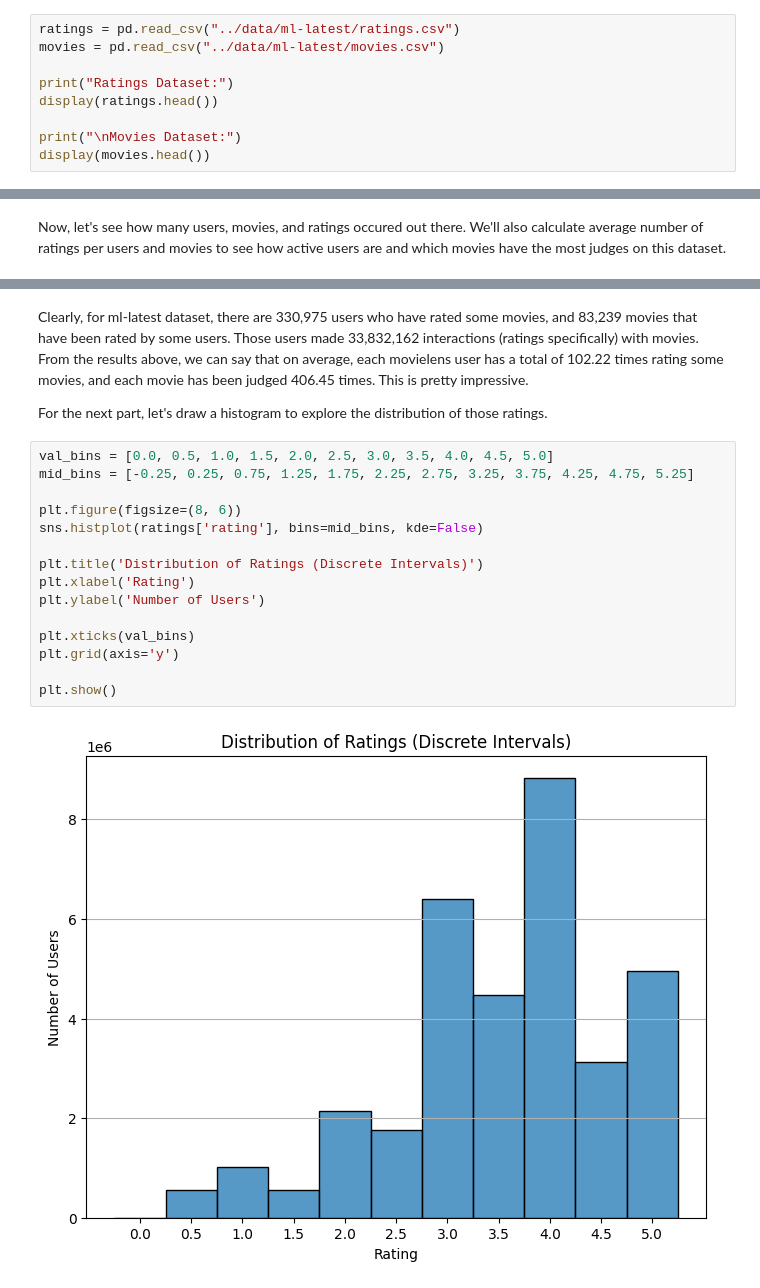
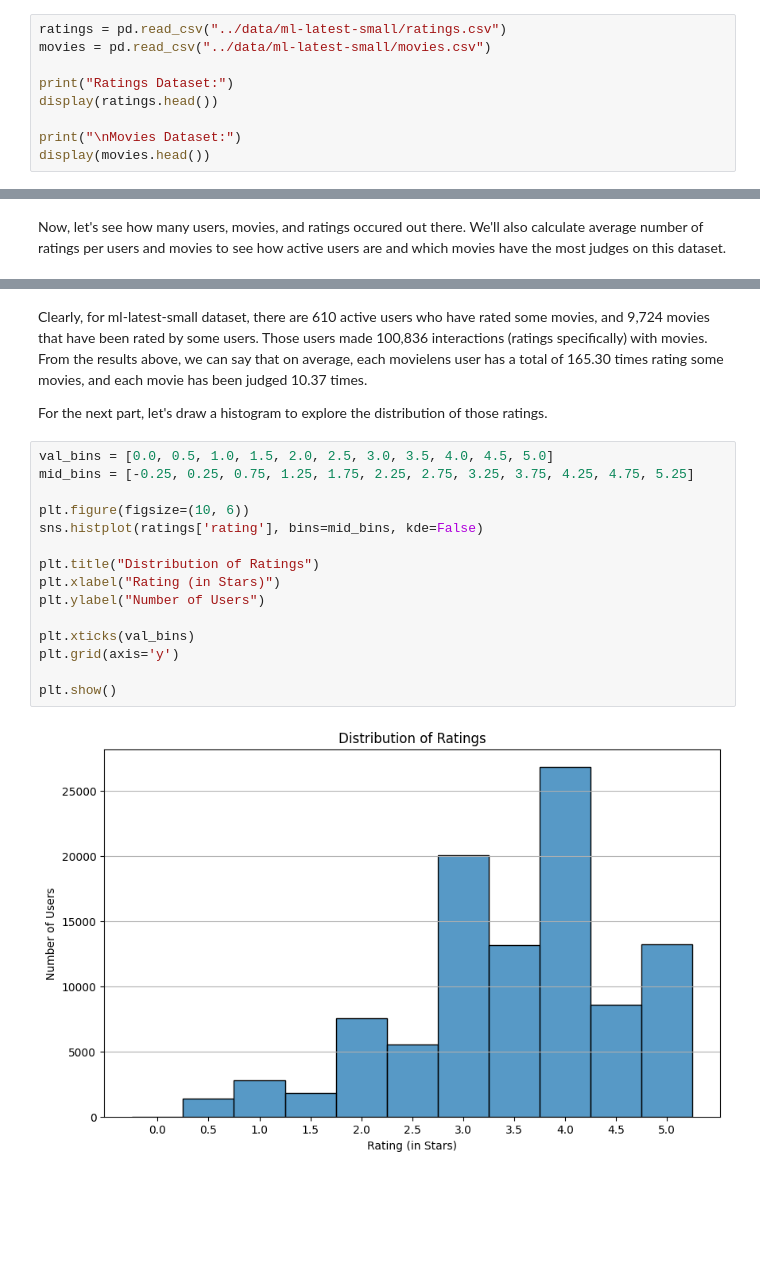
Before and after one commit to Pinminh/movielens-recommender, a Jupyter notebook: notebooks/movielens_visualization.ipynb, the cells around one changed output, grey strips where cells are left out. Saved outputs shown, nothing was run; the diff lists cells and outputs as text; blank space fills up the shorter version.

Commit message:
feat(nb): change to ml-latest-small dataset

```diff
--- a/notebooks/movielens_visualization.ipynb
+++ b/notebooks/movielens_visualization.ipynb
@@ -53,7 +57,7 @@ We choose ml-latest dataset for its small size which is approriate for demonstra
 Since we are only concerned with movies.csv and ratings.csv, let's load them into our project and view their headers.
 # %%
-ratings = pd.read_csv("../data/ml-latest/ratings.csv")
-movies = pd.read_csv("../data/ml-latest/movies.csv")
+ratings = pd.read_csv("../data/ml-latest-small/ratings.csv")
+movies = pd.read_csv("../data/ml-latest-small/movies.csv")
 
 print("Ratings Dataset:")
 display(ratings.head())
@@ -120,23 +124,23 @@ Average Number of Rating Occurences per Movie: 406.45
 # %% [markdown]
-Clearly, for ml-latest dataset, there are 330,975 users who have rated some movies, and 83,239 movies that have been rated by some users. Those users made 33,832,162 interactions (ratings specifically) with movies. From the results above, we can say that on average, each movielens user has a total of 102.22 times rating some movies, and each movie has been judged 406.45 times. This is pretty impressive.
+Clearly, for ml-latest-small dataset, there are 610 active users who have rated some movies, and 9,724 movies that have been rated by some users. Those users made 100,836 interactions (ratings specifically) with movies. From the results above, we can say that on average, each movielens user has a total of 165.30 times rating some movies, and each movie has been judged 10.37 times.
 
 For the next part, let's draw a histogram to explore the distribution of those ratings.
 # %%
 val_bins = [0.0, 0.5, 1.0, 1.5, 2.0, 2.5, 3.0, 3.5, 4.0, 4.5, 5.0]
 mid_bins = [-0.25, 0.25, 0.75, 1.25, 1.75, 2.25, 2.75, 3.25, 3.75, 4.25, 4.75, 5.25]
 
-plt.figure(figsize=(8, 6))
+plt.figure(figsize=(10, 6))
 sns.histplot(ratings['rating'], bins=mid_bins, kde=False)
 
-plt.title('Distribution of Ratings (Discrete Intervals)')
-plt.xlabel('Rating')
-plt.ylabel('Number of Users')
+plt.title("Distribution of Ratings")
+plt.xlabel("Rating (in Stars)")
+plt.ylabel("Number of Users")
 
 plt.xticks(val_bins)
 plt.grid(axis='y')
 
 plt.show()
 # %% [output]
-[figure, old version]
+[figure, new version]
 # %% [markdown]
 From the histogram above, we can see that the shape tends to the right, which means that most ratings are on the higher end of rating scale.
```
Also changed, not shown: parts of 10 cells of this notebook.
